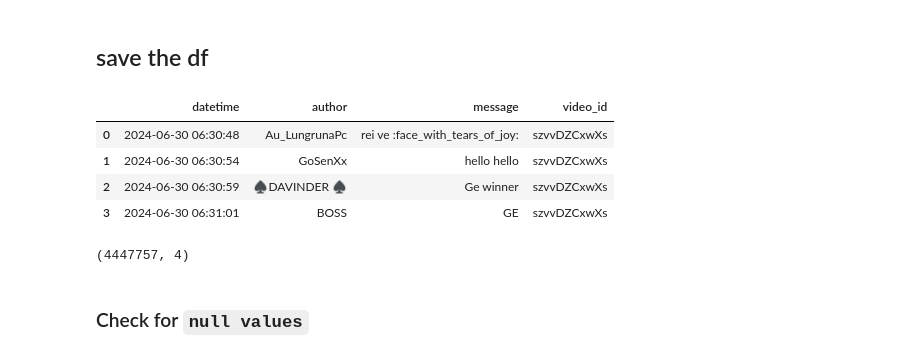
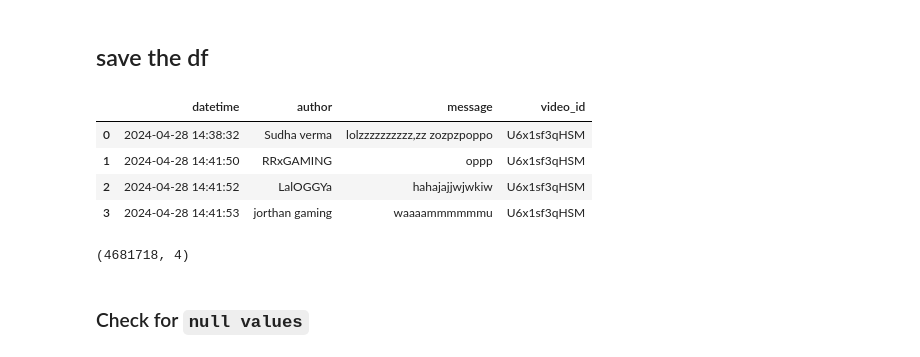
Before and after one commit to oitik/Esports-The-Future, a Jupyter notebook: live-chat-scrape-v2.ipynb, the cells around one changed output. Drawn from its saved outputs; the diff is of its cells as text; code cells hidden in the pictures.

```diff
--- a/live-chat-scrape-v2.ipynb
+++ b/live-chat-scrape-v2.ipynb
@@ -133,7 +133,7 @@ df.shape
 # %% [markdown]
 ## Start with Bangladesh
 # %%
-bd_vinfo = pd.read_csv('/kaggle/input/esports-data/video_information/india_video_info.csv')
+bd_vinfo = pd.read_csv('/kaggle/input/esports-data/video_information/indiav2_video_info.csv')
 
 print(f'length of the dataframe is {len(bd_vinfo)}')
 
@@ -229,20 +229,20 @@ dtype: int64
 # %% [markdown]
 ## save the df
 # %%
-main_df.to_parquet('india_livechat_data.parquet', index=False)
+main_df.to_parquet('indiav2_livechat_data.parquet', index=False)
 
-df = pd.read_parquet('/kaggle/working/india_livechat_data.parquet')
+df = pd.read_parquet('/kaggle/working/indiav2_livechat_data.parquet')
 df.head(4)
 # %% [output]
 |  | datetime | author | message | video_id |
-| 0 | 2024-06-30 06:30:48 | Au_LungrunaPc | rei ve :face_with_tears_of_joy: | szvvDZCxwXs |
-| 1 | 2024-06-30 06:30:54 | GoSenXx | hello hello | szvvDZCxwXs |
-| 2 | 2024-06-30 06:30:59 | ♠DAVINDER ♠ | Ge winner | szvvDZCxwXs |
-| 3 | 2024-06-30 06:31:01 | BOSS | GE | szvvDZCxwXs |
+| 0 | 2024-04-28 14:38:32 | Sudha verma | lolzzzzzzzzzz,zz zozpzpoppo | U6x1sf3qHSM |
+| 1 | 2024-04-28 14:41:50 | RRxGAMING | oppp | U6x1sf3qHSM |
+| 2 | 2024-04-28 14:41:52 | LalOGGYa | hahajajjwjwkiw | U6x1sf3qHSM |
+| 3 | 2024-04-28 14:41:53 | jorthan gaming | waaaammmmmmu | U6x1sf3qHSM |
 # %%
 df.shape
 # %% [output]
-(4447757, 4)
+(4681718, 4)
 # %% [markdown]
 ### Check for `null values`
 # %%
```
Also changed, not shown: parts of 7 cells of this notebook.
